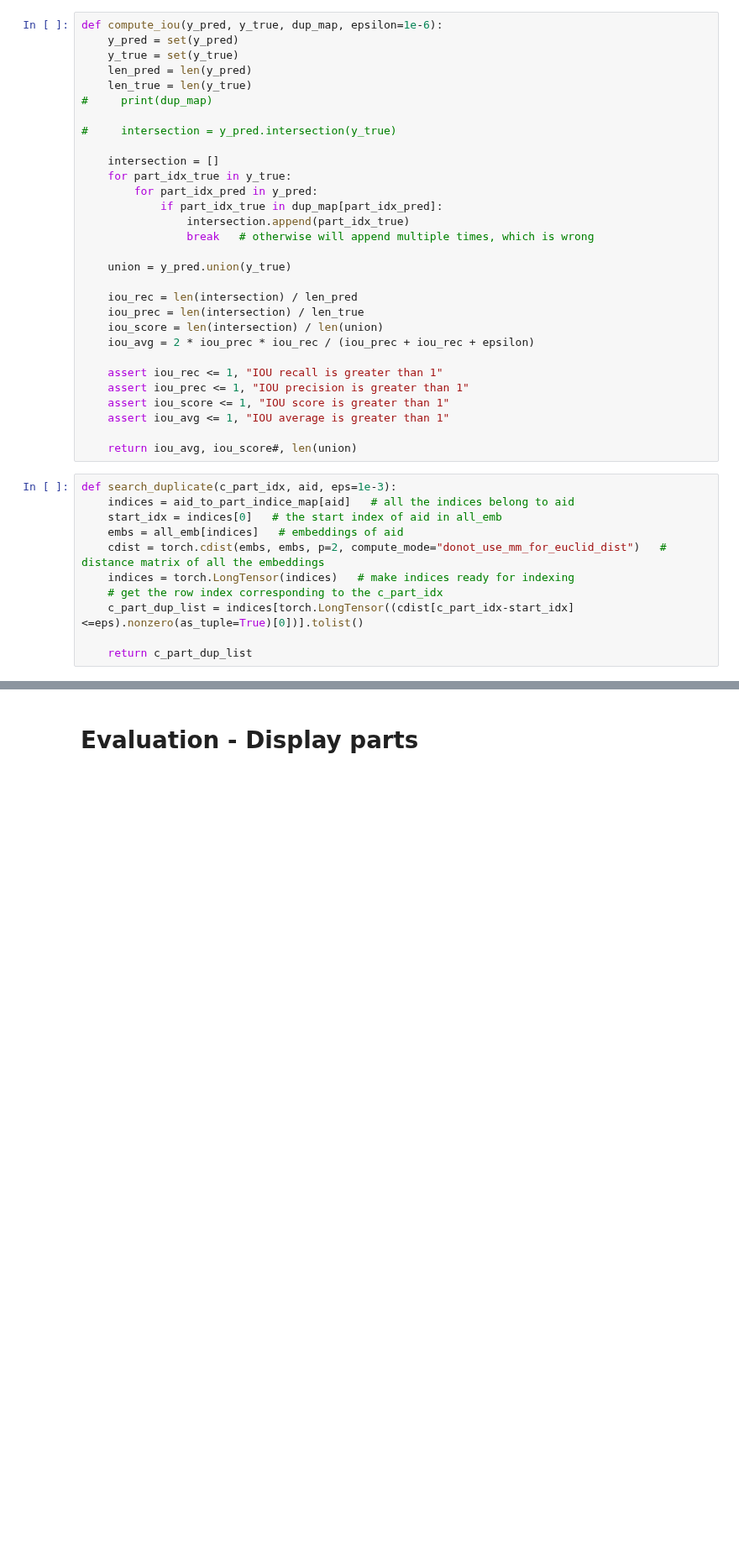
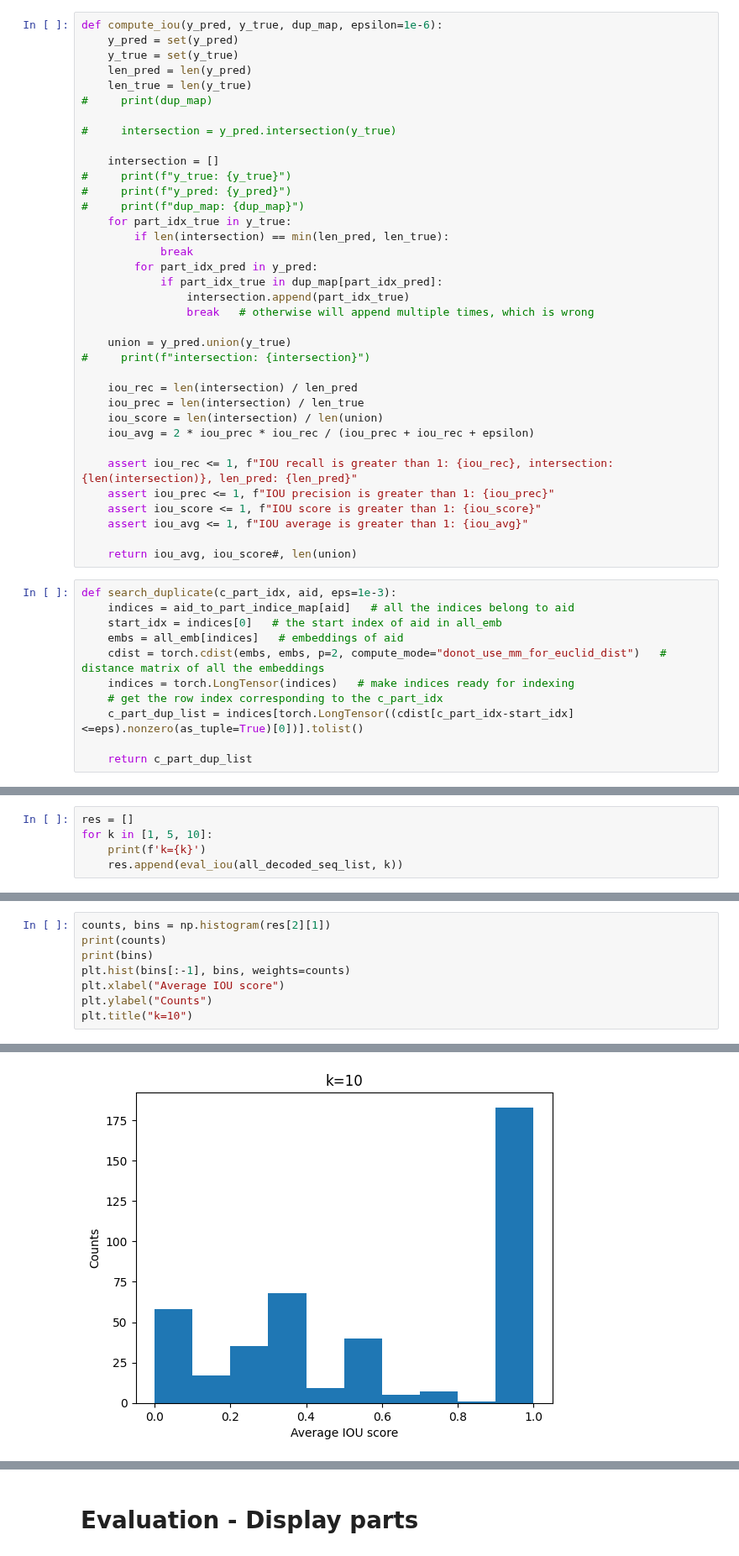
Before and after one commit to gymbeijing/mechanism-identification-public, a Jupyter notebook: search_parts.ipynb, the cells around one changed output, grey strips where cells are left out. Shown at 84% size. Cells and saved outputs as stored; diff of their text form; blank space fills up the shorter version.

```diff
--- a/search_parts.ipynb
+++ b/search_parts.ipynb
@@ -622,23 +626,29 @@ def compute_iou(y_pred, y_true, dup_map, epsilon=1e-6):
 #     intersection = y_pred.intersection(y_true)
 
     intersection = []
+#     print(f"y_true: {y_true}")
+#     print(f"y_pred: {y_pred}")
+#     print(f"dup_map: {dup_map}")
     for part_idx_true in y_true:
+        if len(intersection) == min(len_pred, len_true):
+            break
         for part_idx_pred in y_pred:
             if part_idx_true in dup_map[part_idx_pred]:
                 intersection.append(part_idx_true)
                 break   # otherwise will append multiple times, which is wrong
 
     union = y_pred.union(y_true)
+#     print(f"intersection: {intersection}")
 
     iou_rec = len(intersection) / len_pred
     iou_prec = len(intersection) / len_true
     iou_score = len(intersection) / len(union)
     iou_avg = 2 * iou_prec * iou_rec / (iou_prec + iou_rec + epsilon)
 
-    assert iou_rec <= 1, "IOU recall is greater than 1"
-    assert iou_prec <= 1, "IOU precision is greater than 1"
-    assert iou_score <= 1, "IOU score is greater than 1"
-    assert iou_avg <= 1, "IOU average is greater than 1"
+    assert iou_rec <= 1, f"IOU recall is greater than 1: {iou_rec}, intersection: {len(intersection)}, len_pred: {len_pred}"
+    assert iou_prec <= 1, f"IOU precision is greater than 1: {iou_prec}"
+    assert iou_score <= 1, f"IOU score is greater than 1: {iou_score}"
+    assert iou_avg <= 1, f"IOU average is greater than 1: {iou_avg}"
 
     return iou_avg, iou_score#, len(union)
 # %%
@@ -718,0 +716,5 @@ iou: 0.055555461111275, iou_score: 0.0325
+# %%
+res = []
+for k in [1, 5, 10]:
+    print(f'k={k}')
+    res.append(eval_iou(all_decoded_seq_list, k))
@@ -718,0 +733,9 @@ iou: 0.055555461111275, iou_score: 0.0325
+# %%
+counts, bins = np.histogram(res[2][1])
+print(counts)
+print(bins)
+plt.hist(bins[:-1], bins, weights=counts)
+plt.xlabel("Average IOU score")
+plt.ylabel("Counts")
+plt.title("k=10")
+# %% [output]
@@ -718,0 +745 @@ iou: 0.055555461111275, iou_score: 0.0325
+[figure, added]
```
Also changed, not shown: parts of 7 cells of this notebook.
